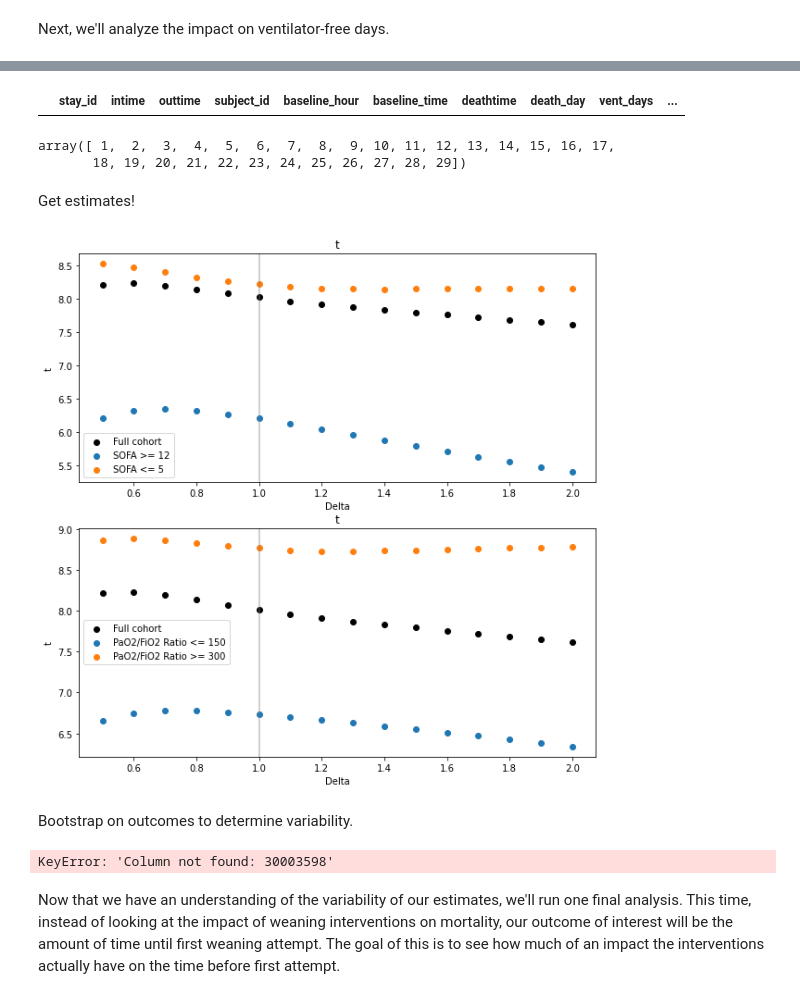
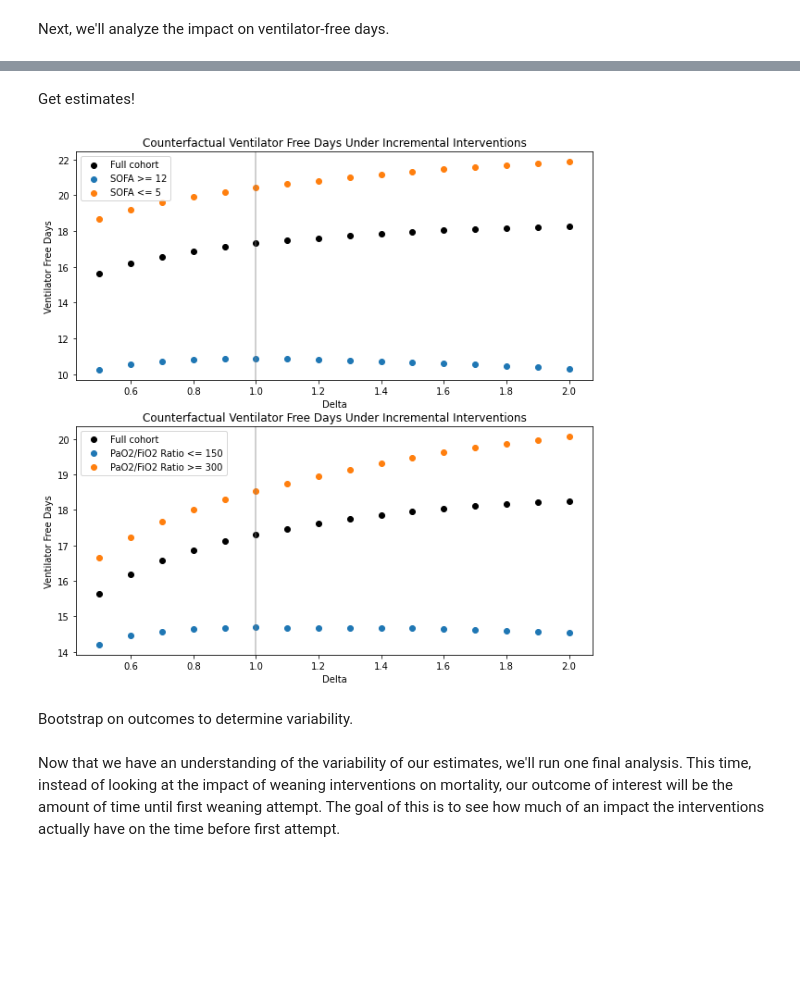
Before and after one commit to amanchoudhri/liberation-timing-paper, a Jupyter notebook: main.ipynb, the cells around one changed output, grey strips where cells are left out. Drawn from its saved outputs; the diff is of its cells as text; code cells hidden in the pictures; blank space fills up the shorter version.

Commit message:
Fix ventilator free days outcome

```diff
--- a/main.ipynb
+++ b/main.ipynb
@@ -703,35 +717 @@ baseline_hour_df['death_day'].fillna(10000000, inplace=True)
-# %%
-patients = vent_duration_df['stay_id'].unique()
-
-# create a blank dataframe indexed by stay_id
-vent_days_df = pd.DataFrame(index=patients)
-vent_days_df.index.rename('stay_id', inplace=True)
-# create the outcome
-vent_days_df['vent_days'] = group_by_stay(vent_duration_df, 'vent_days').first()
-# reset the stay_id index to a column so it can be merged upon
-vent_days_df.reset_index(inplace=True)
-# merge it in
-baseline_hour_df = baseline_hour_df.merge(vent_days_df, on='stay_id')
-# maybe all that above isn't really necessary if we can just go like dis
-# baseline_hour_df['vent_days'] = group_by_stay(vent_duration_df, 'vent_days').unique()
-
-baseline_hour_df['death_days'] = baseline_hour_df.apply(lambda r: np.arange(r['death_day'], 31), axis=1)
-# fill any rows where death_day <= 30 with nan
-
-# np.where(
-#     baseline_hour_df['death_day'] <= 30,
-#     np.arange(baseline_hour_df['death_day'], 30),
-#     np.nan)
-
-def get_vent_free_days(row):
-    """Get the ventilator free days outcome for the given row."""
-    days = np.concatenate((row['vent_days'], row['death_days']))
-    # remove duplicates
-    days = list(set(days))
-    # get the outcome
-    return 30 - len(days)
-
-baseline_hour_df['vent_free_days'] = baseline_hour_df.apply(get_vent_free_days, axis=1)
-
-baseline_hour_df.sort_values('stay_id', inplace=True)
 # %%
@@ -753,26 +733,18 @@ baseline_hour_df[['stay_id', 'vent_free_days']]
-# %%
-baseline_hour_df.loc[baseline_hour_df['stay_id'] == 31053840]
-# %% [output]
-|  | stay_id | intime | outtime | subject_id | baseline_hour | baseline_time | deathtime | death_day | vent_days | ... |
-# %%
-baseline_hour_df['death_days'][1534]
-# %% [output]
-array([ 1,  2,  3,  4,  5,  6,  7,  8,  9, 10, 11, 12, 13, 14, 15, 16, 17,
-       18, 19, 20, 21, 22, 23, 24, 25, 26, 27, 28, 29])
 # %% [markdown]
 Get estimates!
 # %%
 vent_free_days_results = calculate_estimates(weights, group_by_stay(baseline_hour_df, 'vent_free_days'))
 vent_free_days_subgroup_results = get_subgroup_results(baseline_hour_df, 'vent_free_days')
 
 display_results(
-    't',
-    't',
+    'Counterfactual Ventilator Free Days Under Incremental Interventions',
+    'Ventilator Free Days',
     vent_free_days_results,
-    vent_free_days_subgroup_results
+    vent_free_days_subgroup_results,
+    filename='ventfreedays'
 )
 # %% [output]
-[figure, old version]
+[figure, new version]
 # %% [markdown]
 Bootstrap on outcomes to determine variability.
 # %%
@@ -809,7 +781,3 @@ for i in range(N_BOOTSTRAPS):
 outcome_estimates = pd.DataFrame(outcome_estimates)
 # outcome_estimates.to_csv('outcome_estimates.csv')
 outcome_estimates.head()
-# %%
-df.groupby('stay_id')['30003598']
-# %% [output]
-KeyError: 'Column not found: 30003598'
```
Also changed, not shown: parts of 13 cells of this notebook.
